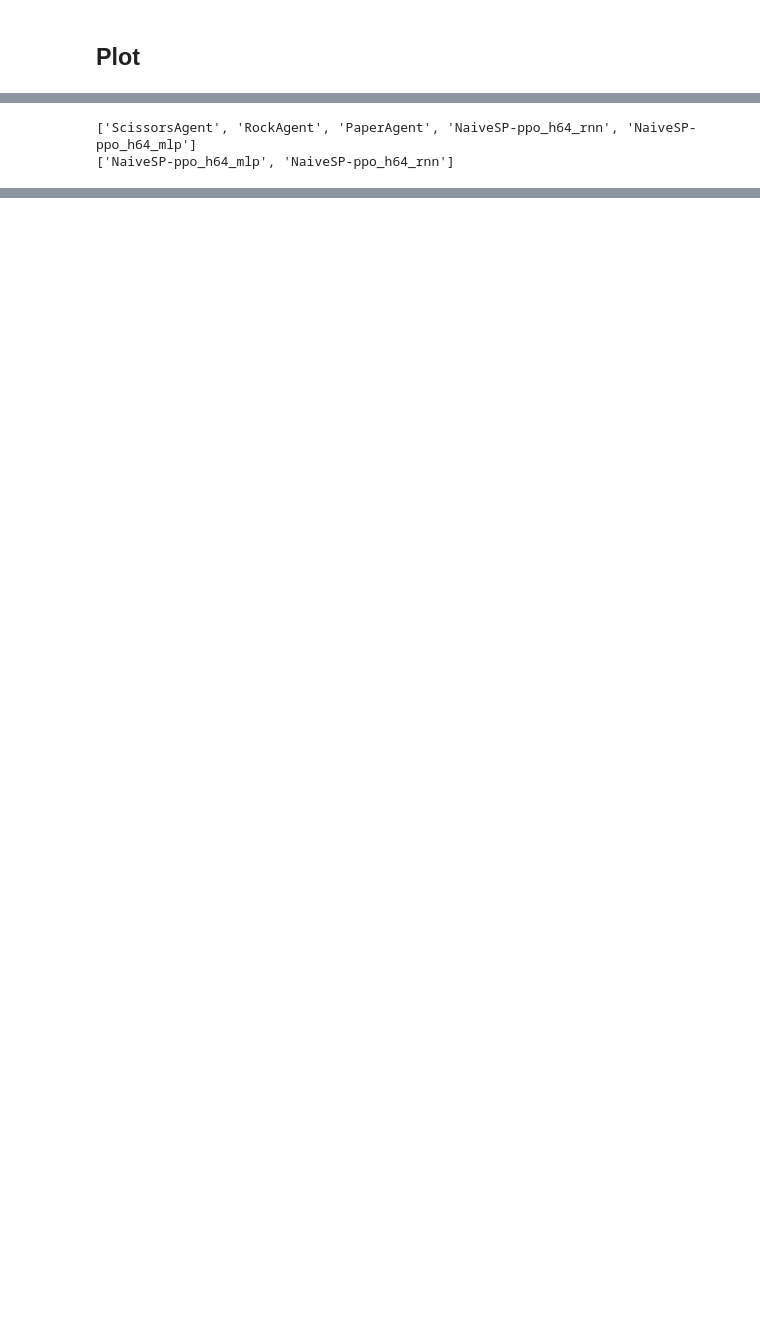
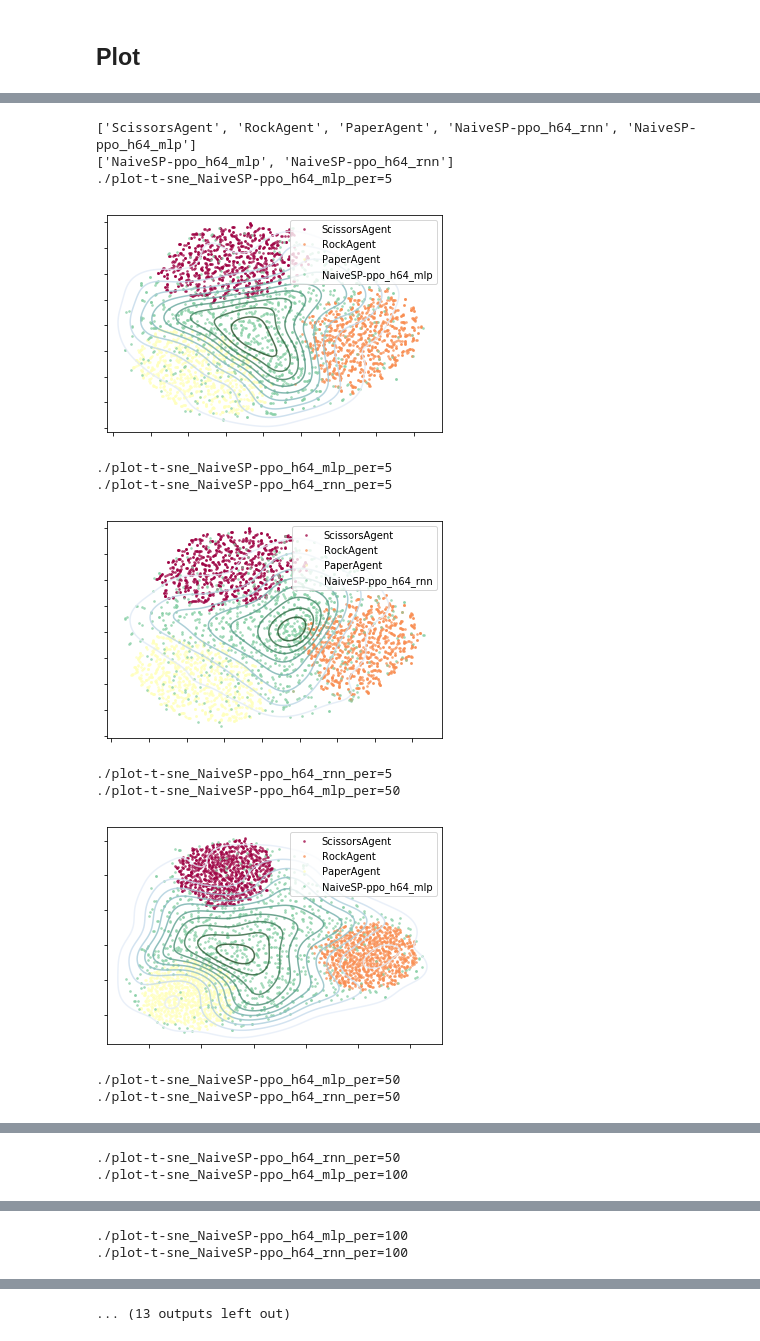
Before and after one commit to Near32/Regym, a Jupyter notebook: visualization/notebook-t-SNE-visualization.ipynb, the cells around one changed output, grey strips where cells are left out. Cells and saved outputs as stored; diff of their text form; code cells hidden in the pictures; blank space fills up the shorter version.

```diff
--- a/visualization/notebook-t-SNE-visualization.ipynb
+++ b/visualization/notebook-t-SNE-visualization.ipynb
@@ -335,37 +435,74 @@ for idx, perplexity in enumerate(perplexities):
     for idx_label, pa_labels in enumerate(per_agent_labels_list):
         agent_label = pa_labels[0]
         pa_labels_list = pa_labels[1]
         plot_dir = f'./plot-t-sne_{agent_label}_per={perplexity}'
 
-        fig = plt.figure()
-        ax = fig.add_subplot(111)
-        colors = cm.Spectral(np.linspace(0, 1, num_classes))
-
         xx = embeddings[idx][:, 0]
         yy = embeddings[idx][:, 1]
 
         # Create a cubehelix colormap to use with kdeplot
         s = np.linspace(0, 3, 10)[5]
         cmap = sns.cubehelix_palette(start=s, light=1, as_cmap=True)
 
+        fig = plt.figure()
+        ax = fig.add_subplot(111)
+        colors = cm.Spectral(np.linspace(0, 1, num_classes))
+
         # Draw the background:
         xl = xx[y_sample==agent_label]
         yl = yy[y_sample==agent_label]
-        sns.kdeplot(xl, yl, cmap=cmap, shade=True, cut=1, ax=ax)
+        sns.kdeplot(xl, yl, cmap=cmap, shade=False, cut=1, ax=ax, alpha=0.8)
 
-        for idx, label in enumerate(pa_labels_list):
+        for idx_label, label in enumerate(pa_labels_list):
             xl = xx[y_sample==label]
             yl = yy[y_sample==label]
-            ax.scatter(xl, yl, color=colors[idx], label=label, s=3, alpha=0.8)
+            ax.scatter(xl, yl, color=colors[idx_label], label=label, s=3, alpha=0.6)
 
         ax.xaxis.set_major_formatter(NullFormatter())
         ax.yaxis.set_major_formatter(NullFormatter())
         plt.axis('tight')
         plt.legend(loc='best', scatterpoints=1, fontsize=10)
         plt.savefig(plot_dir+'.pdf', format='pdf', dpi=1000)
         plt.savefig(plot_dir+'.png', format='png', dpi=1000)
+        print(plot_dir)
+        plt.show()
+        plt.close(fig)
+
+
+        # SHADE ON :
+        fig = plt.figure()
+        ax = fig.add_subplot(111)
+        colors = cm.Spectral(np.linspace(0, 1, num_classes))
+
+        # Draw the background:
+        xl = xx[y_sample==agent_label]
+        yl = yy[y_sample==agent_label]
+        sns.kdeplot(xl, yl, cmap=cmap, shade=True, cut=1, ax=ax, alpha=0.5, cbar=True)
+
+        for idx_label, label in enumerate(pa_labels_list):
+            xl = xx[y_sample==label]
+            yl = yy[y_sample==label]
+            ax.scatter(xl, yl, color=colors[idx_label], label=label, s=3, alpha=0.8)
+
+        ax.xaxis.set_major_formatter(NullFormatter())
+        ax.yaxis.set_major_formatter(NullFormatter())
+        plt.axis('tight')
+        plt.legend(loc='best', scatterpoints=1, fontsize=10)
+        plt.savefig(plot_dir+'_shaded.pdf', format='pdf', dpi=1000)
+        plt.savefig(plot_dir+'_shaded.png', format='png', dpi=1000)
+        print(plot_dir)
         #plt.show()
         plt.close(fig)
 # %% [output]
 ['ScissorsAgent', 'RockAgent', 'PaperAgent', 'NaiveSP-ppo_h64_rnn', 'NaiveSP-ppo_h64_mlp']
 ['NaiveSP-ppo_h64_mlp', 'NaiveSP-ppo_h64_rnn']
+./plot-t-sne_NaiveSP-ppo_h64_mlp_per=5
+[figure, added]
+./plot-t-sne_NaiveSP-ppo_h64_mlp_per=5
+./plot-t-sne_NaiveSP-ppo_h64_rnn_per=5
+[figure, added]
+./plot-t-sne_NaiveSP-ppo_h64_rnn_per=5
+./plot-t-sne_NaiveSP-ppo_h64_mlp_per=50
+[figure, added]
+./plot-t-sne_NaiveSP-ppo_h64_mlp_per=50
+./plot-t-sne_NaiveSP-ppo_h64_rnn_per=50
@@ -371,0 +510,2 @@ for idx, perplexity in enumerate(perplexities):
+./plot-t-sne_NaiveSP-ppo_h64_rnn_per=50
+./plot-t-sne_NaiveSP-ppo_h64_mlp_per=100
@@ -371,0 +513,2 @@ for idx, perplexity in enumerate(perplexities):
+./plot-t-sne_NaiveSP-ppo_h64_mlp_per=100
+./plot-t-sne_NaiveSP-ppo_h64_rnn_per=100
@@ -371,0 +516 @@ for idx, perplexity in enumerate(perplexities):
+... (13 outputs left out)
```
Also changed, not shown: parts of 19 cells of this notebook, 6 other files.
